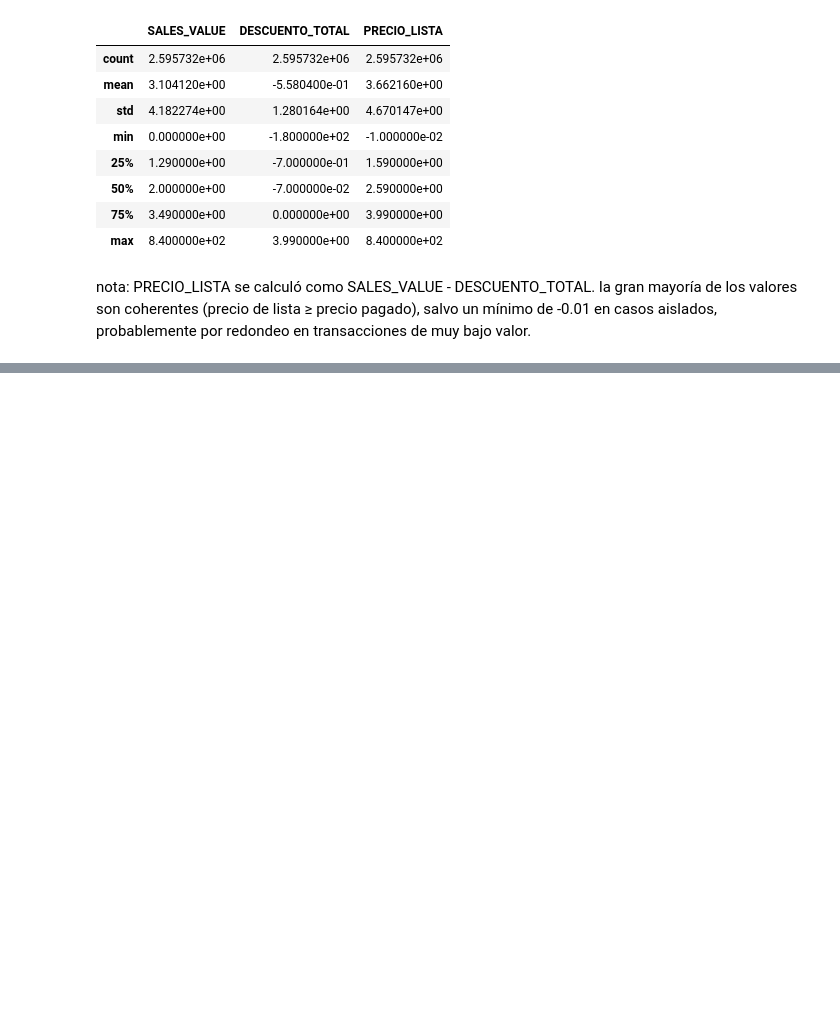
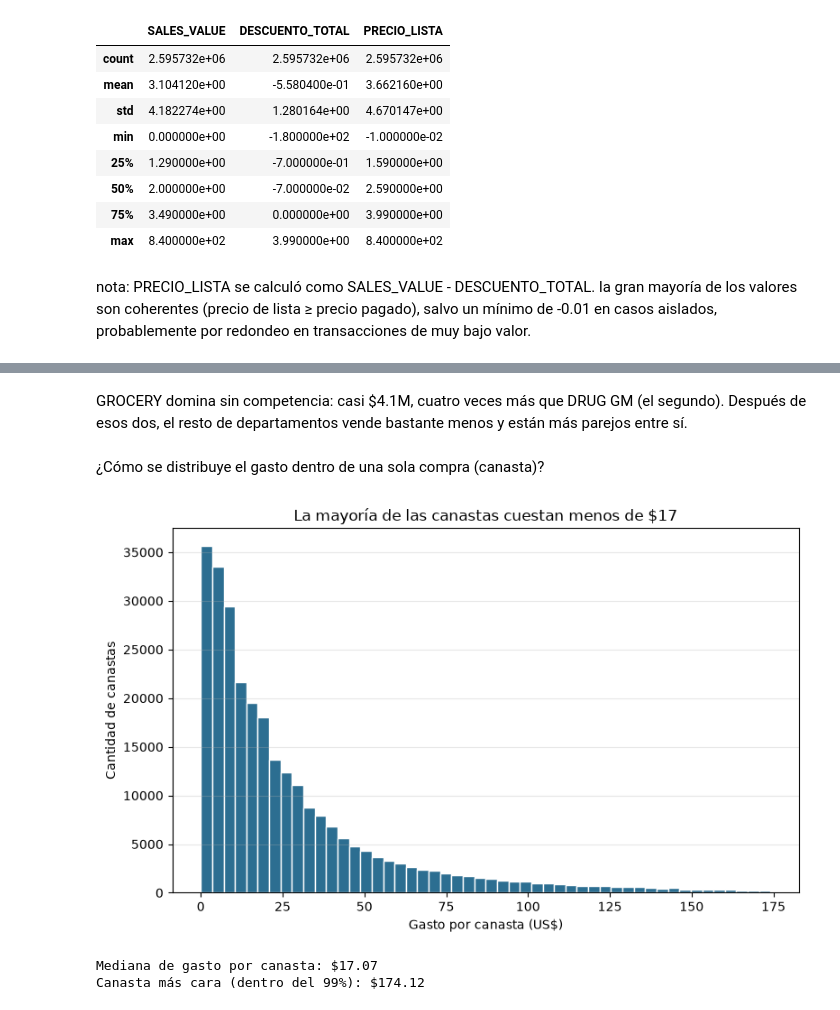
Before and after one commit to cris1403-lab/PROYECTO-1-BI, a Jupyter notebook: proyecto1_Pineda_Menegazzo.ipynb, the cells around one changed output, grey strips where cells are left out. Cells and saved outputs as stored; diff of their text form; code cells hidden in the pictures; blank space fills up the shorter version.

```diff
--- a/proyecto1_Pineda_Menegazzo.ipynb
+++ b/proyecto1_Pineda_Menegazzo.ipynb
@@ -458,0 +725,28 @@ transacciones de muy bajo valor.
+# %% [markdown]
+GROCERY domina sin competencia: casi $4.1M, cuatro veces más que DRUG GM
+(el segundo). Después de esos dos, el resto de departamentos vende bastante
+menos y están más parejos entre sí.
+# %% [markdown]
+¿Cómo se distribuye el gasto dentro de una sola compra (canasta)?
+# %%
+gasto_por_canasta = transaction_completo.groupby('BASKET_ID')['SALES_VALUE'].sum()
+
+fig, ax = plt.subplots(figsize=(8, 5))
+# recortamos el 1% más alto para que el histograma no quede aplastado por unos pocos valores extremos
+limite = gasto_por_canasta.quantile(0.99)
+ax.hist(gasto_por_canasta[gasto_por_canasta <= limite], bins=50, color='#2c6e91', edgecolor='white')
+
+ax.set_xlabel('Gasto por canasta (US$)')
+ax.set_ylabel('Cantidad de canastas')
+ax.set_title(f'La mayoría de las canastas cuestan menos de ${gasto_por_canasta.median():.0f}')
+ax.grid(alpha=0.3, axis='y')
+
+plt.tight_layout()
+plt.show()
+
+print(f"Mediana de gasto por canasta: ${gasto_por_canasta.median():.2f}")
+print(f"Canasta más cara (dentro del 99%): ${limite:.2f}")
+# %% [output]
+[figure, added]
+Mediana de gasto por canasta: $17.07
+Canasta más cara (dentro del 99%): $174.12
```
Also changed, not shown: parts of 38 cells of this notebook.
